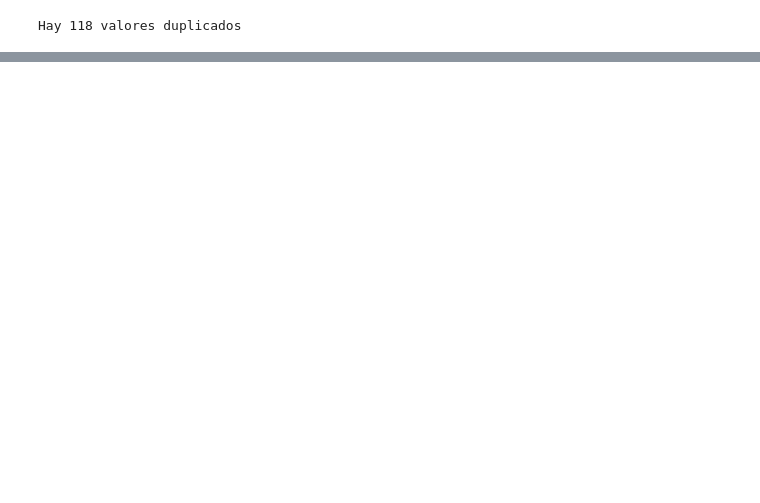
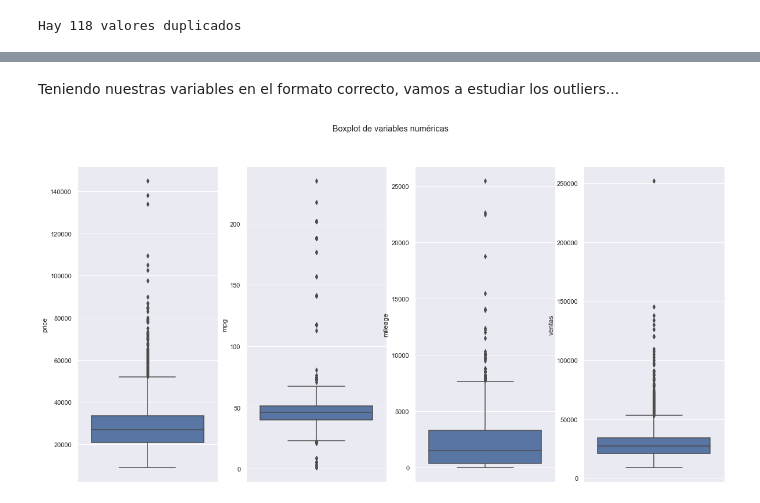
Before and after one commit to carloscabruja/EDA_Autos, a Jupyter notebook: exploratory_data_analysis.ipynb, the cells around one changed output, grey strips where cells are left out. Saved outputs shown, nothing was run; the diff lists cells and outputs as text; code cells hidden in the pictures; blank space fills up the shorter version.

```diff
--- a/exploratory_data_analysis.ipynb
+++ b/exploratory_data_analysis.ipynb
@@ -95,0 +100,5 @@ df.drop_duplicates(inplace=True)
+# %%
+# Cantidad de valores por columna
+df = df.groupby(df.columns.to_list(), as_index=False).size()
+df.rename(columns={'size': 'cantidad'}, inplace=True) # renombra la columna
+print("Se han eliminado", len(df_vehiculos) - len(df), "valores duplicados")
@@ -96,3 +109,8 @@ df.drop_duplicates(inplace=True)
+# %%
+df['ventas'] = df['cantidad'] * df['price']
+# %%
+# Transforma tax en object
+df['tax'] = df['tax'].astype(str)
 # %%
  # Reemplazar en mpg los "," por "."
 df.mpg = df.mpg.str.replace(',', '.')
@@ -118,0 +161,29 @@ array([2. , 1.5, 1. , 3. , 1.4, 1.6, 1.2, 2.4, 5. , 2.5, 0. , 2.8, 1.8,
+# %%
+# Crear columna de tamaño del motor
+# Motor pequeño = 1
+df['tamanoMotor'] = np.where(df.engineSize == 1, 'motor pequeño',df.engineSize)
+# Motor mediano = 1 - 2
+df['tamanoMotor'] = np.where(((df.engineSize > 1) & (df.engineSize <= 2)), 'motor mediano', df.tamanoMotor)
+# Motor grande = 2 - 3
+df['tamanoMotor'] = np.where(((df.engineSize > 2) & (df.engineSize <= 3)), 'motor grande',  df.tamanoMotor)
+# Motor muy grande = > 3
+df['tamanoMotor'] = np.where(df.engineSize > 3, 'motor muy grande',  df.tamanoMotor)
+# %% [markdown]
+Teniendo nuestras variables en el formato correcto, vamos a estudiar los outliers...
+# %%
+# boxplot de nuestras variables númericas
+fig, axs = plt.subplots(nrows=1, ncols=4, figsize=(20,10), sharey='none')
+fig.suptitle('Boxplot de variables numéricas')
+
+# boxplot de precio
+sns.boxplot(y='price', data=df, ax=axs[0], )
+# boxplot de mpg
+sns.boxplot(y='mpg', data=df, ax=axs[1])
+# boxplot de mileage
+sns.boxplot(y='mileage', data=df, ax=axs[2])
+# boxplot de ventas
+sns.boxplot(y='ventas', data=df, ax=axs[3])
+
+plt.show()
+# %% [output]
+[figure, added]
```
Also changed, not shown: parts of 29 cells of this notebook, 3 other files.
